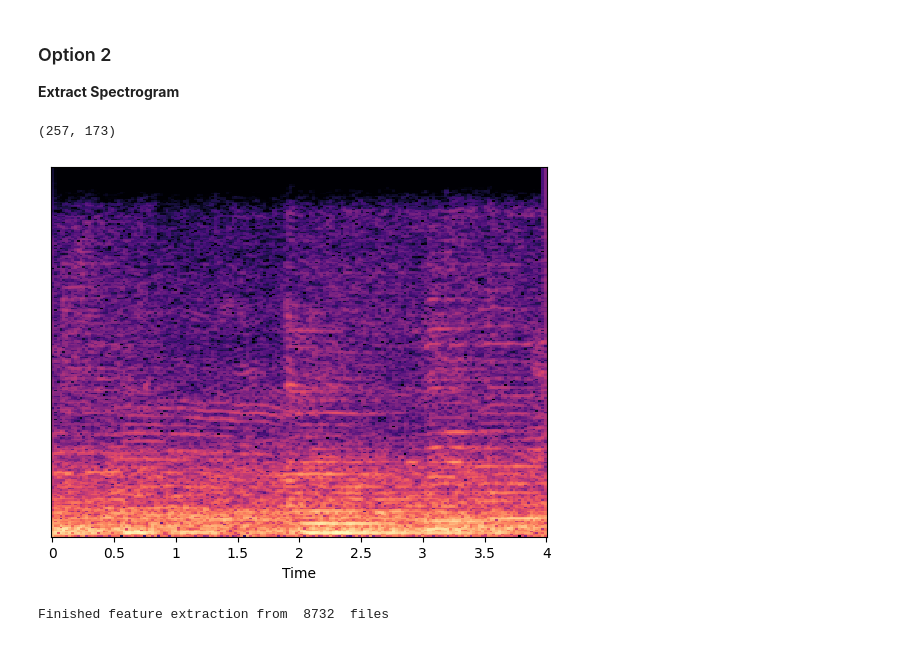
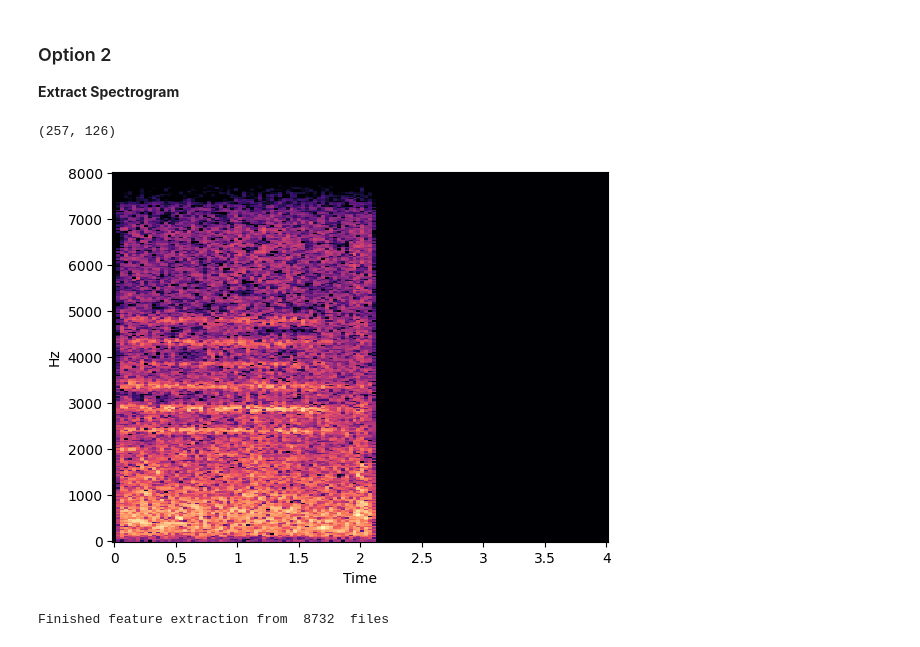
Before and after one commit to Teapack1/ML_Audio, a Jupyter notebook: Tensorflow/b1_Dataset_Spectrograms.ipynb, the cells around one changed output. Saved outputs shown, nothing was run; the diff lists cells and outputs as text; code cells hidden in the pictures.

```diff
--- a/Tensorflow/b1_Dataset_Spectrograms.ipynb
+++ b/Tensorflow/b1_Dataset_Spectrograms.ipynb
@@ -55,8 +16,7 @@ import numpy as np
 from scipy.io import wavfile as wav
 import IPython.display as ipd
 
-wavfilehelper = WavFileHelper()
-
 DATA_DIR = 'D:\Code\ProjectsPython\ML_TrainingGround\ML_Audio\data'
 METADATA = os.path.join(DATA_DIR, "UrbanSound8K", "metadata", "UrbanSound8K.csv")
 AUDIO_DIR = os.path.join(DATA_DIR, "UrbanSound8K", "audio")
+SAMPLE_RATE = 16000
@@ -156,11 +155,11 @@ Name: count, Length: 1107, dtype: int64
 * Cut the length to 2sec
 # %%
 # Resample
-filename = AUDIO01
+filename = AUDIO02
 
 # Librosa load does resample, mono and bit depth conversion.
 scipy_sample_rate, scipy_audio = wav.read(filename)
-librosa_audio, librosa_sample_rate = librosa.load(filename)
+librosa_audio, librosa_sample_rate = librosa.load(filename, sr=SAMPLE_RATE)
 
 print('Original sample rate:', scipy_sample_rate)
 print('Librosa sample rate:', librosa_sample_rate)
@@ -196,7 +195,7 @@ Scipy audio shape: (192000,), Librosa audio shape: (88200,)
 # %%
 # Slice for common length of 1 seconds
-def slice_audio(librosa_audio, librosa_sample_rate = 22050):
-    SAMPLE_LENGTH = 1 * librosa_sample_rate
+def slice_audio(librosa_audio, librosa_sample_rate = SAMPLE_RATE):
+    SAMPLE_LENGTH = 2 * librosa_sample_rate
 
     librosa_audio_sliced = librosa_audio[:SAMPLE_LENGTH]
     if len(librosa_audio) < SAMPLE_LENGTH:
@@ -236,19 +235,19 @@ def extract_spectrogram(audio_path):
 # %%
 # Test the Fourier transform
 #In each iteration of the loop, the variable index is assigned the index value of the current row, and the variable row is assigned the data of the current row (as a Series object).
-row = df.iloc[99]
+row = df.iloc[10]
 
 file = os.path.join(AUDIO_DIR, "fold" + str(row["fold"]) + "\\" + str(row["slice_file_name"]))
-audio_file, librosa_sample_rate = librosa.load(file, res_type='kaiser_fast')
+audio_file, librosa_sample_rate = librosa.load(file, sr=SAMPLE_RATE, res_type='kaiser_fast')
 audio_file = slice_audio(audio_file, librosa_sample_rate)
 
-spectrogram = librosa.stft(audio_file, n_fft=512, win_length=512)
+spectrogram = librosa.stft(y=audio_file, n_fft=512, hop_length=256, dtype=np.float32)
 spectrogram = librosa.amplitude_to_db(abs(spectrogram), ref=np.max)
-librosa.display.specshow(spectrogram, sr=librosa_sample_rate, x_axis='time')
+librosa.display.specshow(spectrogram, sr=librosa_sample_rate, x_axis='time', y_axis='hz')
 print(spectrogram.shape)
 # %% [output]
-(257, 173)
+(257, 126)
-[figure, old version]
+[figure, new version]
 # %%
 features = []
 
```
Also changed, not shown: parts of 11 cells of this notebook, 10 other files.
